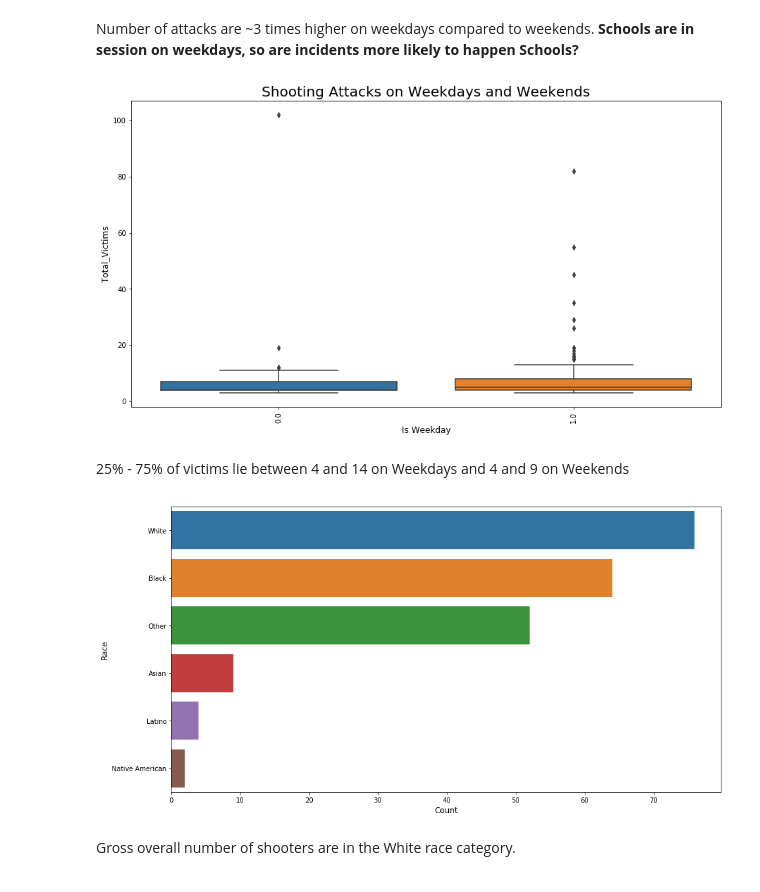
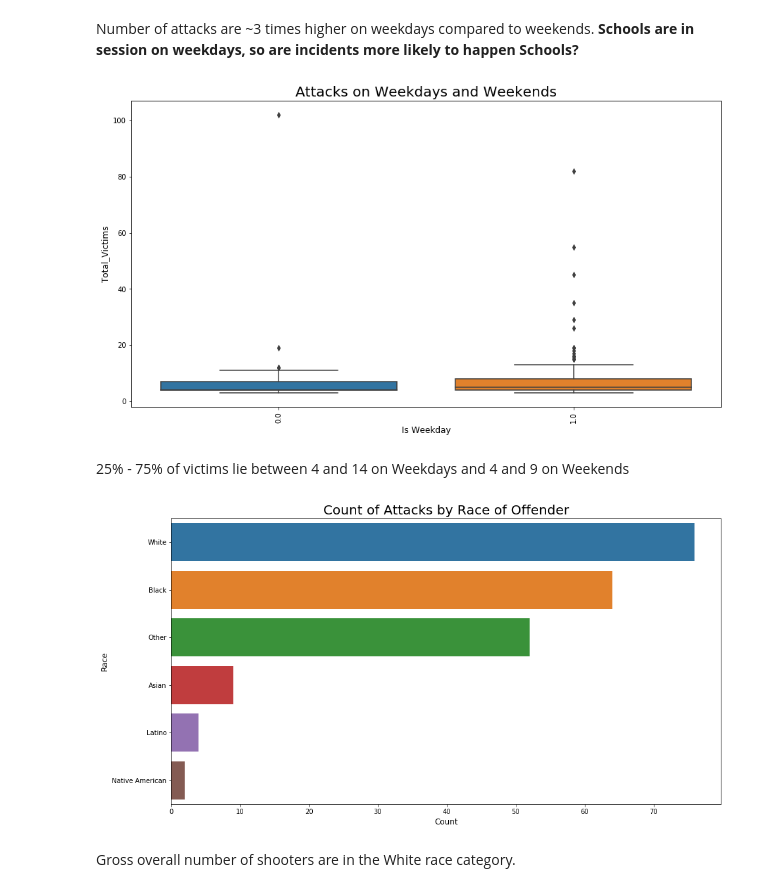
Before and after one commit to arielleweissman/Data-Viz, a Jupyter notebook: Mass_Shootings.ipynb, the cells around one changed output. Cells and saved outputs as stored; diff of their text form; code cells hidden in the pictures.

```diff
--- a/Mass_Shootings.ipynb
+++ b/Mass_Shootings.ipynb
@@ -69,3 +93,5 @@ print(ms.Fatalities.sum())
+# %%
+ms['DoW'] = ms['Date'].dt.dayofweek
 # %%
 tot = ms[['Year', 'Injured', 'Fatalities']].groupby('Year').sum()
 
@@ -189,4 +190,5 @@ California, Florida and Texas are the top three states where **shooting incident
 # %%
+ms = pd.DataFrame(ms[(ms['Date'] >= '2006-01-01') & (ms['Date'] < '2017-01-01')])
 ms['DoW'] = ms['Date'].dt.dayofweek
 cntDay = ms['DoW'].value_counts()
 plt.figure(figsize=(15,8))
@@ -196,6 +198,6 @@ sns.barplot(cntDay.index, cntDay.values, alpha=0.7, color='blue')
 
 plt.xlabel('Day Of Week', fontsize=12)  # fontsize and label
 plt.ylabel('Number of Attacks', fontsize=12)  # fontsize and label
-plt.title('No. of Attacks per Day', fontsize=20) # fontsize and label
+plt.title('Attacks per Weekday', fontsize=20) # fontsize and label
 plt.show()
 # %% [output]
@@ -221,22 +228,23 @@ sns.boxplot(x="weekdayflg", y="Total_victims", data=ms[ms['Total_victims'] < 500
 plt.ylabel('Total_Victims', fontsize=12)
 plt.xlabel('Is Weekday', fontsize=12)
 plt.xticks(rotation='vertical')
-plt.title("Shooting Attacks on Weekdays and Weekends", fontsize=20)
+plt.title("Attacks on Weekdays and Weekends", fontsize=20)
 plt.show()
 # %% [output]
-[figure, old version]
+[figure, new version]
 # %% [markdown]
 25% - 75% of victims lie between 4 and 14 on Weekdays and 4 and 9 on Weekends
 # %%
 cntRace = ms['Race'].value_counts()
 
 plt.figure(figsize=(15,8))
 sns.barplot(cntRace.values, cntRace.index, orient='h')
 plt.xlabel('Count', fontsize=12)
 plt.ylabel('Race', fontsize=12)
+plt.title('Count of Attacks by Race of Offender', fontsize = 20)
 plt.show()
 # %% [output]
-[figure, old version]
+[figure, new version]
 # %% [markdown]
 Gross overall number of shooters are in the White race category.
 # %%
```
Also changed, not shown: parts of 34 cells of this notebook.
